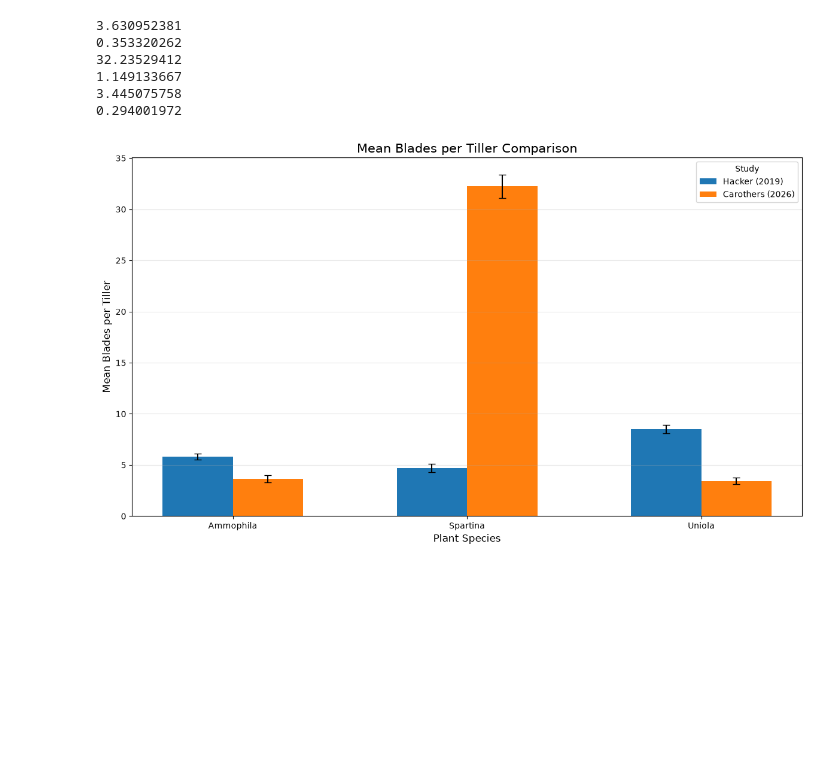
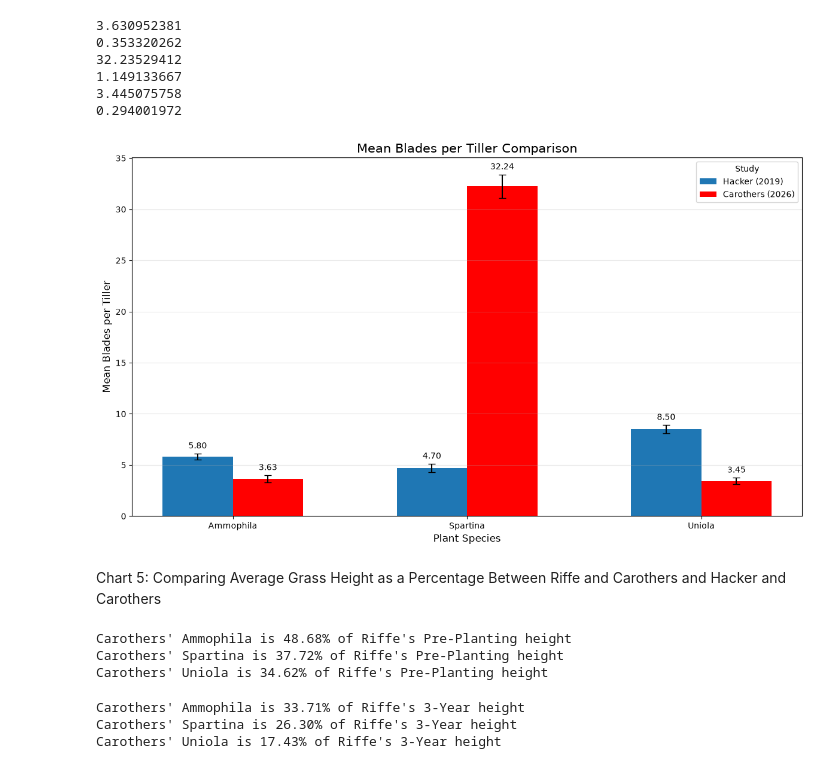
Before and after one commit to stromc485/CECL, a Jupyter notebook: Metamorphics_Plotting.ipynb, the cells around one changed output. Drawn from its saved outputs; the diff is of its cells as text; code cells hidden in the pictures; blank space fills up the shorter version.

```diff
--- a/Metamorphics_Plotting.ipynb
+++ b/Metamorphics_Plotting.ipynb
@@ -571,26 +582,26 @@ print(Hacker_Tillers_Shoots_per_Plant_95CI_UP)
 1.6
 0.1
 # %%
-Carothers_Blades_per_Tiller_AB = Carothers_Morph["Mean Tillers per Plant"][162]
-print(Carothers_Blades_per_Tiller_AB)
+Carothers_Tillers_per_Plant_AB = Carothers_Morph["Mean Tillers per Plant"][162]
+print(Carothers_Tillers_per_Plant_AB)
 
 # 95CI AB
-Carothers_Blades_per_Tiller_95CI_AB = Carothers_Morph["Mean Tillers per Plant (± 95% CI)"][162]
-print(Carothers_Blades_per_Tiller_95CI_AB)
+Carothers_Tillers_per_Plant_95CI_AB = Carothers_Morph["Mean Tillers per Plant (± 95% CI)"][162]
+print(Carothers_Tillers_per_Plant_95CI_AB)
 
-Carothers_Blades_per_Tiller_SP = Carothers_Morph["Mean Tillers per Plant"][0]
-print(Carothers_Blades_per_Tiller_SP)
+Carothers_Tillers_per_Plant_SP = Carothers_Morph["Mean Tillers per Plant"][0]
+print(Carothers_Tillers_per_Plant_SP)
 
 # 95CI AB
-Carothers_Blades_per_Tiller_95CI_SP = Carothers_Morph["Mean Tillers per Plant (± 95% CI)"][0]
-print(Carothers_Blades_per_Tiller_95CI_SP)
+Carothers_Tillers_per_Plant_95CI_SP = Carothers_Morph["Mean Tillers per Plant (± 95% CI)"][0]
+print(Carothers_Tillers_per_Plant_95CI_SP)
 
-Carothers_Blades_per_Tiller_UP = Carothers_Morph["Mean Tillers per Plant"][324]
-print(Carothers_Blades_per_Tiller_UP)
+Carothers_Tillers_per_Plant_UP = Carothers_Morph["Mean Tillers per Plant"][324]
+print(Carothers_Tillers_per_Plant_UP)
 
 # 95CI UP
-Carothers_Blades_per_Tiller_95CI_UP = Carothers_Morph["Mean Tillers per Plant (± 95% CI)"][324]
-print(Carothers_Blades_per_Tiller_95CI_UP)
+Carothers_Tillers_per_Plant_95CI_UP = Carothers_Morph["Mean Tillers per Plant (± 95% CI)"][324]
+print(Carothers_Tillers_per_Plant_95CI_UP)
 # %% [output]
 3.630952381
 0.353320262
@@ -605,9 +616,9 @@ species = ["Ammophila", "Spartina", "Uniola"]
 # Mean plant heights (cm)
 
 carothers = [
-    Carothers_Blades_per_Tiller_AB,
-    Carothers_Blades_per_Tiller_SP,
-    Carothers_Blades_per_Tiller_UP
+    Carothers_Tillers_per_Plant_AB,
+    Carothers_Tillers_per_Plant_SP,
+    Carothers_Tillers_per_Plant_UP
 ]
 
 hacker = [
@@ -623,36 +634,70 @@ hacker_ci = [
     Hacker_Blades_per_Tiller_95CI_SP,
     Hacker_Blades_per_Tiller_95CI_UP
 ]
 
 carothers_ci = [
-    Carothers_Blades_per_Tiller_95CI_AB,
-    Carothers_Blades_per_Tiller_95CI_SP,
-    Carothers_Blades_per_Tiller_95CI_UP
+    Carothers_Tillers_per_Plant_95CI_AB,
+    Carothers_Tillers_per_Plant_95CI_SP,
+    Carothers_Tillers_per_Plant_95CI_UP
 ]
 
 # Set up bar chart
 x = np.arange(len(species))
 width = 0.3
 
 fig, ax = plt.subplots(figsize=(12, 7))
 
 # Study groups
-ax.bar(x - 0.5*width, hacker, width,
+hacker_blades_bars = ax.bar(x - 0.5*width, hacker, width,
        yerr=hacker_ci, capsize=4, label="Hacker (2019)")
-ax.bar(x + 0.5*width, carothers, width, yerr=carothers_ci, capsize=4, label="Carothers (2026)")
+carothers_blades_bars = ax.bar(x + 0.5*width, carothers, width, yerr=carothers_ci, capsize=4, label="Carothers (2026)",
+                               color='red')
 
 # Labels and formatting
 ax.set_xlabel("Plant Species", fontsize=12)
 ax.set_ylabel("Mean Blades per Tiller", fontsize=12)
 ax.set_title("Mean Blades per Tiller Comparison", fontsize=15)
+ax.bar_label(hacker_blades_bars, padding=4, fontsize=10, fmt='%.2f')
+ax.bar_label(carothers_blades_bars, padding=4, fontsize=10, fmt='%.2f')
 
 ax.set_xticks(x)
 ax.set_xticklabels(species)
 
 ax.legend(title="Study")
 ax.grid(axis="y", alpha=0.3)
 
 plt.tight_layout()
 plt.show()
 # %% [output]
-[figure, old version]
+[figure, new version]
+# %% [markdown]
+Chart 5: Comparing Average Grass Height as a Percentage Between Riffe and Carothers and Hacker and Carothers
+# %%
+# Calculating average grass height as a % between Riffe Pre-Planting (2021) and Carothers (2026)
+# across species
+Percent_RP_C_AB = C_MHeight_AB / R_MPre_Height_AB * 100 # AB
+print(f"Carothers' Ammophila is {Percent_RP_C_AB:.2f}% of Riffe's Pre-Planting height")
+
+Percent_RP_C_SP = C_MHeight_SP / R_MPre_Height_SP * 100 # SP
+print(f"Carothers' Spartina is {Percent_RP_C_SP:.2f}% of Riffe's Pre-Planting height")
+
+Percent_RP_C_UP = C_MHeight_UP / R_MPre_Height_UP * 100 # UP
+print(f"Carothers' Uniola is {Percent_RP_C_UP:.2f}% of Riffe's Pre-Planting height")
+# %% [output]
+Carothers' Ammophila is 48.68% of Riffe's Pre-Planting height
+Carothers' Spartina is 37.72% of Riffe's Pre-Planting height
+Carothers' Uniola is 34.62% of Riffe's Pre-Planting height
+# %%
+# Calculating average grass height as a % between Riffe 3-Year (2026) and Carothers (2026)
+Percent_R3_C_AB = C_MHeight_AB / R_MHeight_AB * 100 # AB
+print(f"Carothers' Ammophila is {Percent_R3_C_AB:.2f}% of Riffe's 3-Year height")
+
+Percent_R3_C_SP = C_MHeight_SP / R_MHeight_SP * 100 # SP
+print(f"Carothers' Spartina is {Percent_R3_C_SP:.2f}% of Riffe's 3-Year height")
+
+Percent_R3_C_UP = C_MHeight_UP / R_MHeight_UP * 100 # UP
+print(f"Carothers' Uniola is {Percent_R3_C_UP:.2f}% of Riffe's 3-Year height")
+# %% [output]
+Carothers' Ammophila is 33.71% of Riffe's 3-Year height
+Carothers' Spartina is 26.30% of Riffe's 3-Year height
+Carothers' Uniola is 17.43% of Riffe's 3-Year height
```
Also changed, not shown: parts of 6 cells of this notebook.
